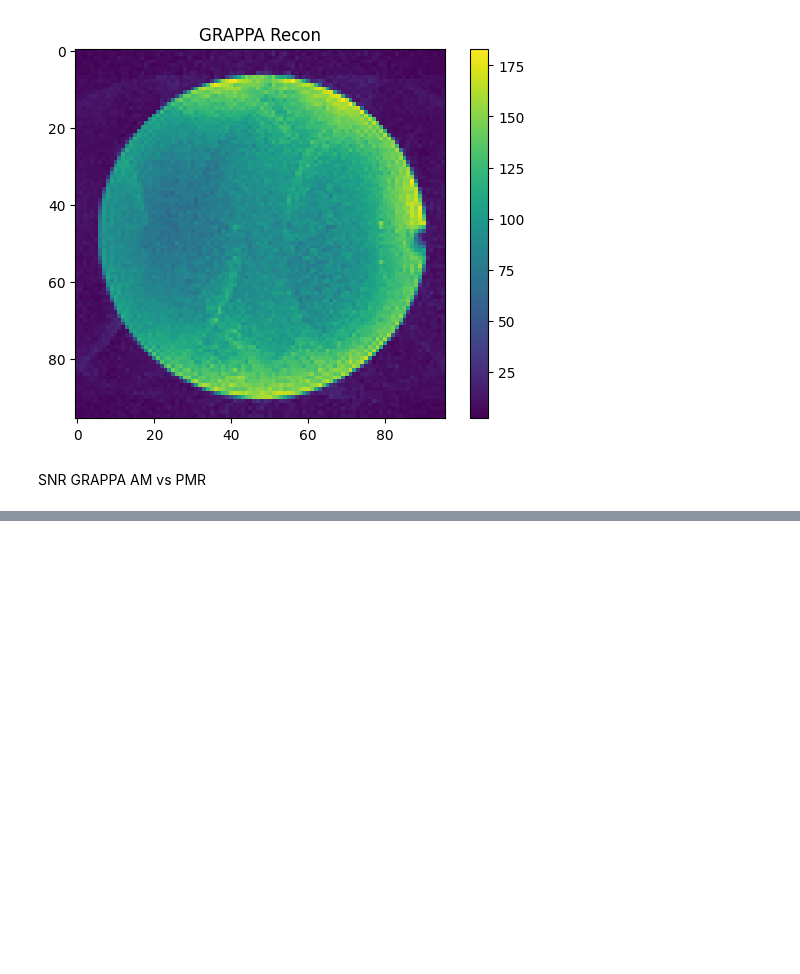
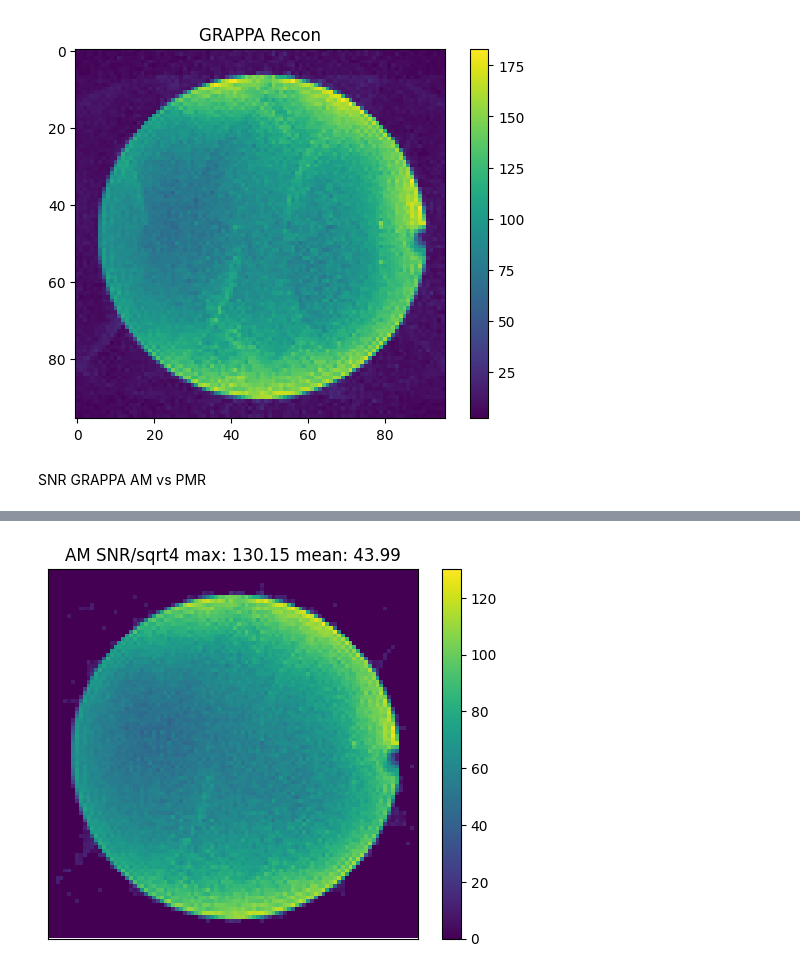
Before and after one commit to cloudmrhub/mroptimum-tools, a Jupyter notebook: mroptimum_tools.ipynb, the cells around one changed output, grey strips where cells are left out. Drawn from its saved outputs; the diff is of its cells as text; code cells hidden in the pictures; blank space fills up the shorter version.

```diff
--- a/mroptimum_tools.ipynb
+++ b/mroptimum_tools.ipynb
@@ -305,0 +311,13 @@ cmOutput created but Deprecated, use cmaws.cmrOutput instead
+# %%
+plt.figure()
+import numpy as np
+
+plt.subplot()
+amr=am/np.sqrt(PA)
+plt.imshow(amr)
+plt.tick_params(axis='both', which='both', bottom=False, top=False, labelbottom=False, right=False, left=False, labelleft=False)
+plt.title(f'AM SNR/sqrt{PA} max: {amr.max():.2f} mean: {amr.mean():.2f}')
+plt.colorbar()
+plt.show()
+# %% [output]
+[figure, added]
```
Also changed, not shown: parts of 3 cells of this notebook.
